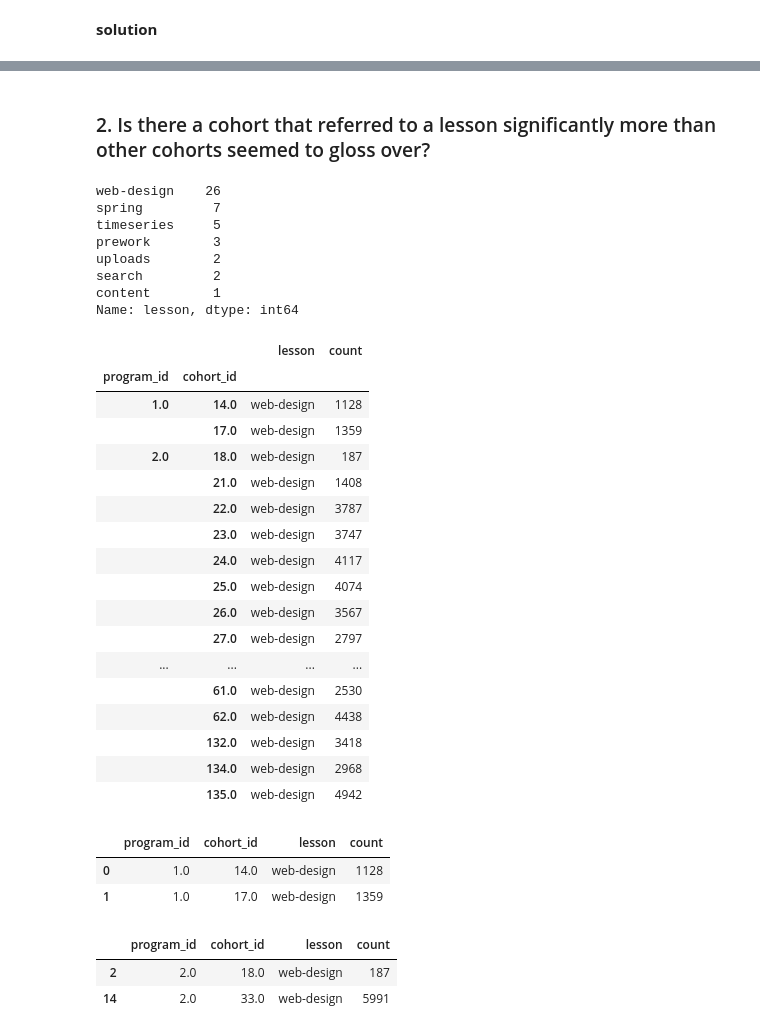
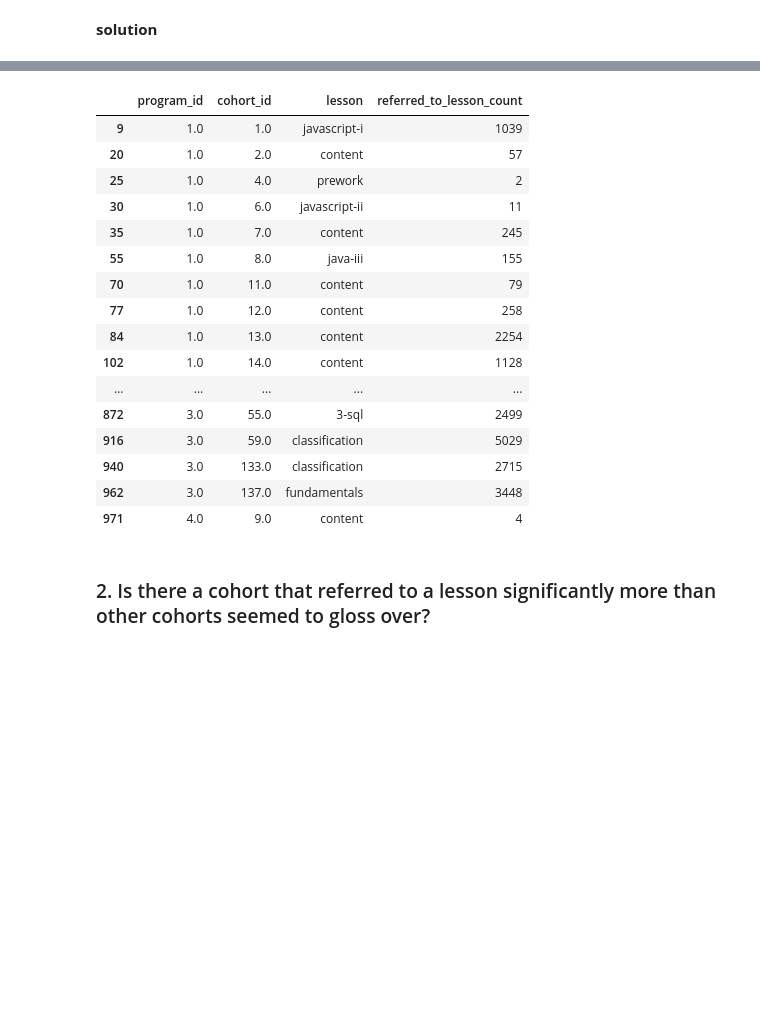
Before and after one commit to Anomaly-Detection-Group/anomaly_detection_project, a Jupyter notebook: Victoire/explore_victoire.ipynb, the cells around one changed output, grey strips where cells are left out. Cells and saved outputs as stored; diff of their text form; code cells hidden in the pictures; blank space fills up the shorter version.

```diff
--- a/Victoire/explore_victoire.ipynb
+++ b/Victoire/explore_victoire.ipynb
@@ -106,0 +46,5 @@ lesson_counts
+# %%
+# Group by program_id, cohort_id, and lesson, then count the occurrences of each lesson
+lesson_counts = codeup.groupby(["program_id","cohort_id", "lesson"])["lesson"].count().reset_index(name="referred_to_lesson_count")
+
+lesson_counts.head()
@@ -107,52 +58,23 @@ lesson_counts
+# %%
+# Find the top lesson counts in each cohort_id within each program_id
+lesson_counts.sort_values(by=["program_id","cohort_id", "referred_to_lesson_count"], ascending=[True,True,False]).groupby(["cohort_id"]).head(1)
+# %% [output]
+|  | program_id | cohort_id | lesson | referred_to_lesson_count |
+| 9 | 1.0 | 1.0 | javascript-i | 1039 |
+| 20 | 1.0 | 2.0 | content | 57 |
+| 25 | 1.0 | 4.0 | prework | 2 |
+| 30 | 1.0 | 6.0 | javascript-ii | 11 |
+| 35 | 1.0 | 7.0 | content | 245 |
+| 55 | 1.0 | 8.0 | java-iii | 155 |
+| 70 | 1.0 | 11.0 | content | 79 |
+| 77 | 1.0 | 12.0 | content | 258 |
+| 84 | 1.0 | 13.0 | content | 2254 |
+| 102 | 1.0 | 14.0 | content | 1128 |
+| ... | ... | ... | ... | ... |
+| 872 | 3.0 | 55.0 | 3-sql | 2499 |
+| 916 | 3.0 | 59.0 | classification | 5029 |
+| 940 | 3.0 | 133.0 | classification | 2715 |
+| 962 | 3.0 | 137.0 | fundamentals | 3448 |
+| 971 | 4.0 | 9.0 | content | 4 |
 # %% [markdown]
 ### 2. Is there a cohort that referred to a lesson significantly more than other cohorts seemed to gloss over?
-# %%
-# which lesson was most visited overall
-lesson_counts.lesson.value_counts()
-# %% [output]
-web-design    26
-spring         7
-timeseries     5
-prework        3
-uploads        2
-search         2
-content        1
-Name: lesson, dtype: int64
-# %%
-# which cohort visited web-design
-web_design = lesson_counts[lesson_counts.lesson == "web-design"]
-web_design
-# %% [output]
-|  |  | lesson | count |
-| program_id | cohort_id |  |  |
-| 1.0 | 14.0 | web-design | 1128 |
-|  | 17.0 | web-design | 1359 |
-| 2.0 | 18.0 | web-design | 187 |
-|  | 21.0 | web-design | 1408 |
-|  | 22.0 | web-design | 3787 |
-|  | 23.0 | web-design | 3747 |
-|  | 24.0 | web-design | 4117 |
-|  | 25.0 | web-design | 4074 |
-|  | 26.0 | web-design | 3567 |
-|  | 27.0 | web-design | 2797 |
-| ... | ... | ... | ... |
-|  | 61.0 | web-design | 2530 |
-|  | 62.0 | web-design | 4438 |
-|  | 132.0 | web-design | 3418 |
-|  | 134.0 | web-design | 2968 |
-|  | 135.0 | web-design | 4942 |
-# %%
-# reset dataframe index
-web_design = web_design.reset_index()
-web_design.head(3)
-# %% [output]
-|  | program_id | cohort_id | lesson | count |
-| 0 | 1.0 | 14.0 | web-design | 1128 |
-| 1 | 1.0 | 17.0 | web-design | 1359 |
-# %%
-# get min and max cohort counts
-web_design[(web_design["count"] == web_design["count"].max()) | (web_design["count"] == web_design["count"].min())]
-# %% [output]
-|  | program_id | cohort_id | lesson | count |
-| 2 | 2.0 | 18.0 | web-design | 187 |
-| 14 | 2.0 | 33.0 | web-design | 5991 |
```
Also changed, not shown: parts of 8 cells of this notebook, 2 other files.
